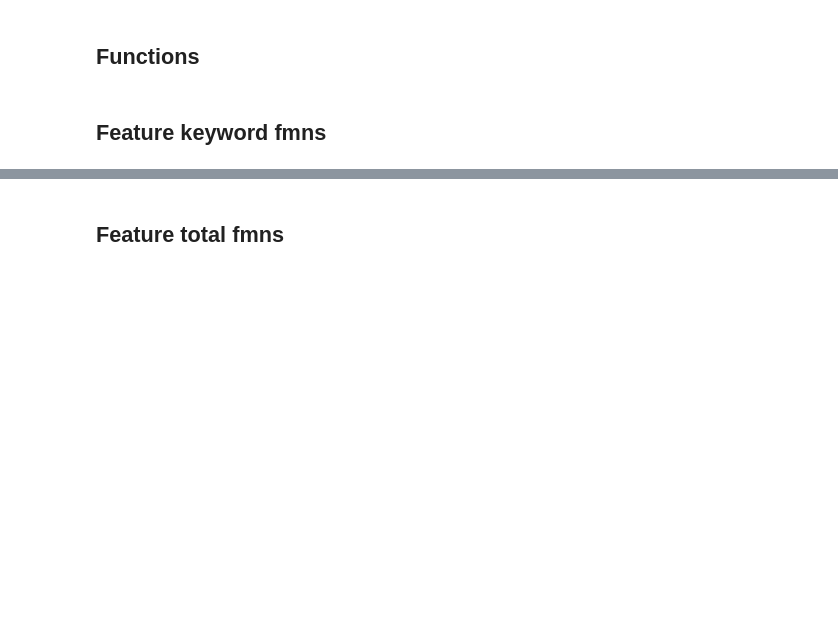
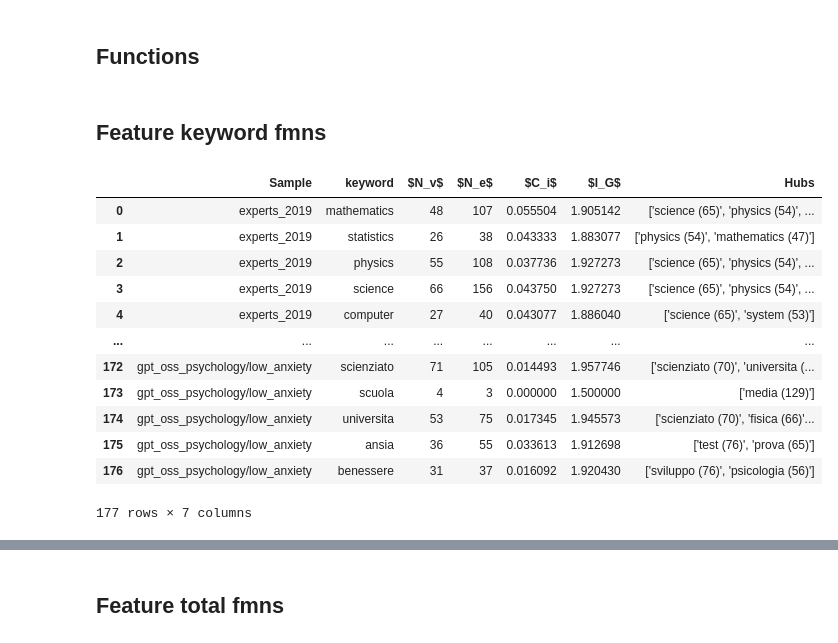
Before and after one commit to emmafranchino/cognoscolab, a Jupyter notebook: rassereno/notebooks/bfmn_features_similarity.ipynb, the cells around one changed output, grey strips where cells are left out. Drawn from its saved outputs; the diff is of its cells as text; code cells hidden in the pictures; blank space fills up the shorter version.

Commit message:
changes network features tables

```diff
--- a/rassereno/notebooks/bfmn_features_similarity.ipynb
+++ b/rassereno/notebooks/bfmn_features_similarity.ipynb
@@ -90,5 +122,20 @@ def mapping_cols_df(features_df):
 ## Feature keyword fmns
 # %%
 all_keyword_fmns_features = pd.read_csv(f'{path_rassereno_analysis}/features_keyword_fmns.csv')
+all_keyword_fmns_features
+# %% [output]
+|  | Sample | keyword | $N_v$ | $N_e$ | $C_i$ | $l_G$ | Hubs |
+| 0 | experts_2019 | mathematics | 48 | 107 | 0.055504 | 1.905142 | ['science (65)', 'physics (54)', ... |
+| 1 | experts_2019 | statistics | 26 | 38 | 0.043333 | 1.883077 | ['physics (54)', 'mathematics (47)'] |
+| 2 | experts_2019 | physics | 55 | 108 | 0.037736 | 1.927273 | ['science (65)', 'physics (54)', ... |
+| 3 | experts_2019 | science | 66 | 156 | 0.043750 | 1.927273 | ['science (65)', 'physics (54)', ... |
+| 4 | experts_2019 | computer | 27 | 40 | 0.043077 | 1.886040 | ['science (65)', 'system (53)'] |
+| ... | ... | ... | ... | ... | ... | ... | ... |
+| 172 | gpt_oss_psychology/low_anxiety | scienziato | 71 | 105 | 0.014493 | 1.957746 | ['scienziato (70)', 'universita (... |
+| 173 | gpt_oss_psychology/low_anxiety | scuola | 4 | 3 | 0.000000 | 1.500000 | ['media (129)'] |
+| 174 | gpt_oss_psychology/low_anxiety | universita | 53 | 75 | 0.017345 | 1.945573 | ['scienziato (70)', 'fisica (66)'... |
+| 175 | gpt_oss_psychology/low_anxiety | ansia | 36 | 55 | 0.033613 | 1.912698 | ['test (76)', 'prova (65)'] |
+| 176 | gpt_oss_psychology/low_anxiety | benessere | 31 | 37 | 0.016092 | 1.920430 | ['sviluppo (76)', 'psicologia (56)'] |
+177 rows × 7 columns
 # %%
 keyword_fmns_features_cleaned = mapping_cols_df(all_keyword_fmns_features)
```
Also changed, not shown: parts of 11 cells of this notebook, 9 other files.
